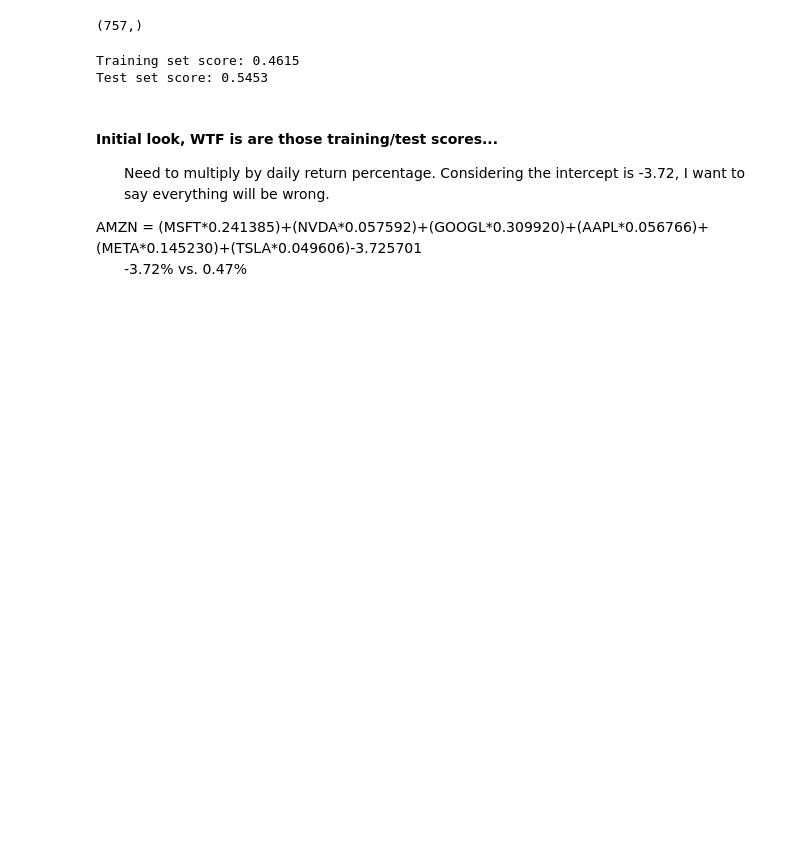
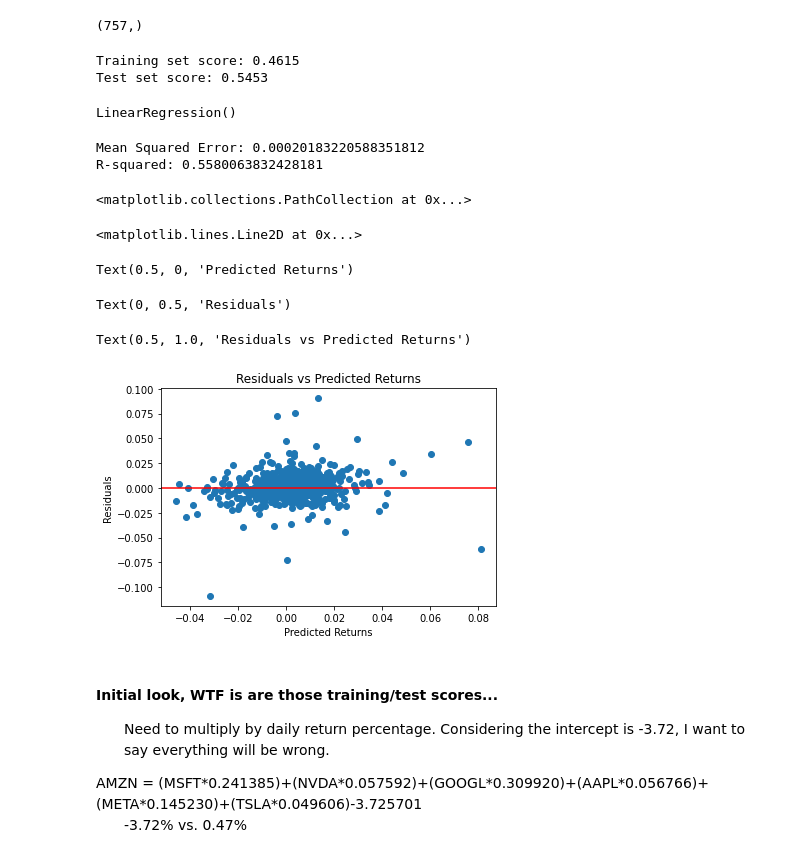
Before and after one commit to myles-media/summer.22, a Jupyter notebook: 240529 LR Practice-Returns.ipynb, the cells around one changed output. Saved outputs shown, nothing was run; the diff lists cells and outputs as text; code cells hidden in the pictures; blank space fills up the shorter version.

```diff
--- a/240529 LR Practice-Returns.ipynb
+++ b/240529 LR Practice-Returns.ipynb
@@ -231,6 +243,55 @@ print("Test set score: {:.4f}".format(OLS.score(X_test, y_test)))
 # %% [output]
 Training set score: 0.4615
 Test set score: 0.5453
+# %%
+from sklearn.model_selection import train_test_split
+from sklearn.linear_model import LinearRegression
+from sklearn.metrics import mean_squared_error
+
+# Assuming 'data_return' is your DataFrame with percentage returns
+Y = data_return['AMZN CLOSE']  # Target variable
+X = data_return[['MSFT CLOSE', 'NVDA CLOSE', 'GOOGL CLOSE', 'AAPL CLOSE', 'META CLOSE', 'TSLA CLOSE']]  # Features
+
+# Split data into training and test sets
+X_train, X_test, y_train, y_test = train_test_split(X, Y, test_size=0.2, random_state=0)
+
+# Initialize the Linear Regression model
+model = LinearRegression()
+
+# Fit the model on the training data
+model.fit(X_train, y_train)
+
+# Make predictions on the test data
+y_pred = model.predict(X_test)
+
+# Evaluate the model using Mean Squared Error
+mse = mean_squared_error(y_test, y_pred)
+
+print(f'Mean Squared Error: {mse}')
+
+
+r_squared = model.score(X_test, y_test)
+print(f'R-squared: {r_squared}')
+
+import matplotlib.pyplot as plt
+
+residuals = y_test - y_pred
+plt.scatter(y_pred, residuals)
+plt.axhline(y=0, color='r', linestyle='-')
+plt.xlabel('Predicted Returns')
+plt.ylabel('Residuals')
+plt.title('Residuals vs Predicted Returns')
+plt.show()
+# %% [output]
+LinearRegression()
+Mean Squared Error: 0.00020183220588351812
+R-squared: 0.5580063832428181
+<matplotlib.collections.PathCollection at 0x...>
+<matplotlib.lines.Line2D at 0x...>
+Text(0.5, 0, 'Predicted Returns')
+Text(0, 0.5, 'Residuals')
+Text(0.5, 1.0, 'Residuals vs Predicted Returns')
+[figure, added]
 # %% [markdown]
 #### Initial look, WTF is are those training/test scores...
 <ul>
```
Also changed, not shown: parts of 2 cells of this notebook.
